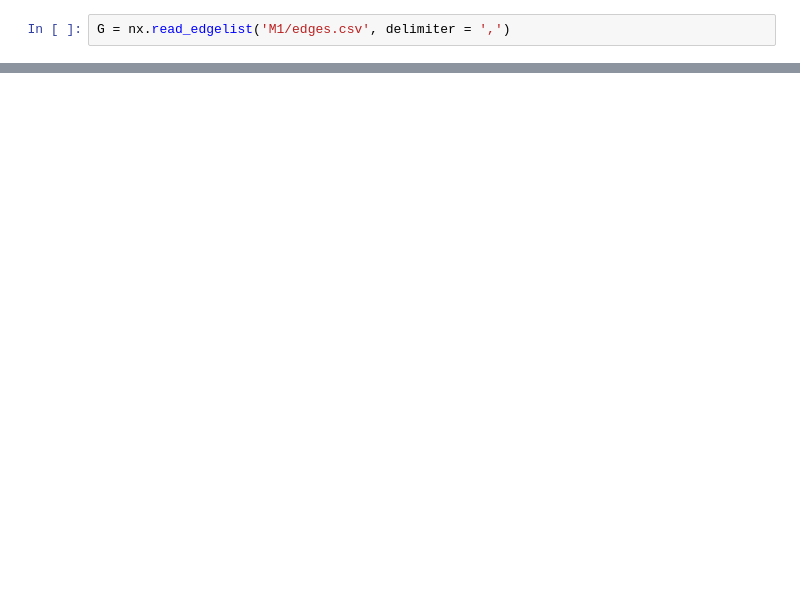
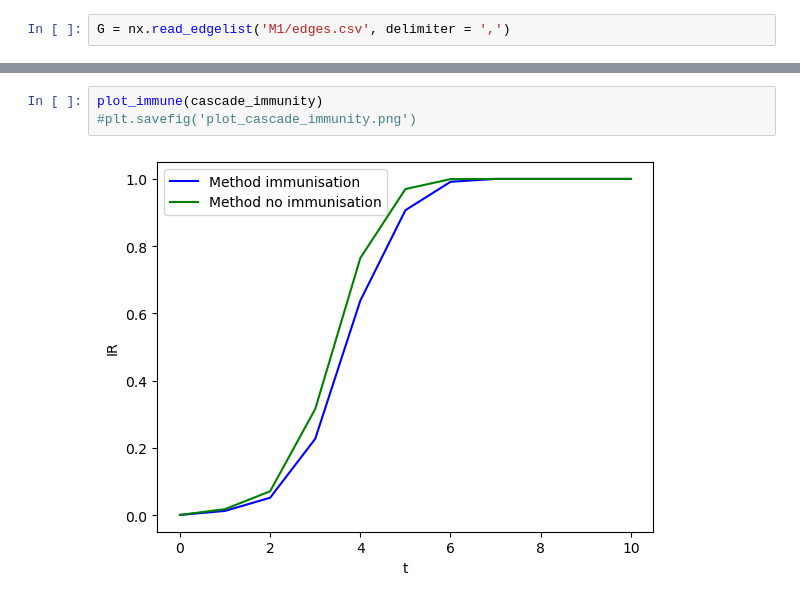
Before and after one commit to IdaUgilt/NA_project_facebook_friendships, a Jupyter notebook: immunity.ipynb, the cells around one changed output, grey strips where cells are left out. Drawn from its saved outputs; the diff is of its cells as text; blank space fills up the shorter version.

```diff
--- a/immunity.ipynb
+++ b/immunity.ipynb
@@ -77,0 +130,5 @@ plot_immune(data_frames_immunity)
+# %%
+plot_immune(cascade_immunity)
+#plt.savefig('plot_cascade_immunity.png')
+# %% [output]
+[figure, added]
```
Also changed, not shown: parts of 11 cells of this notebook, 1 other file.
